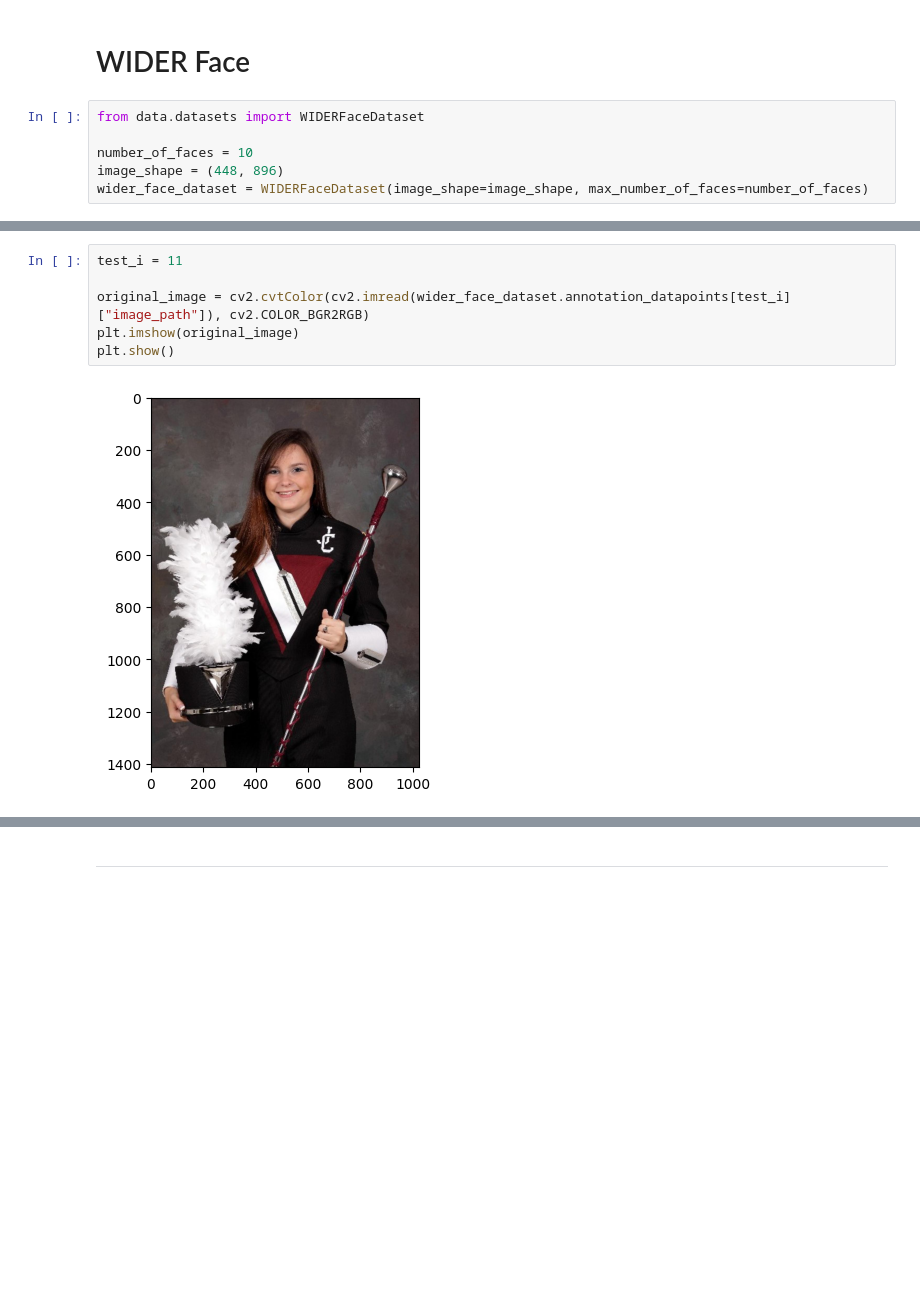
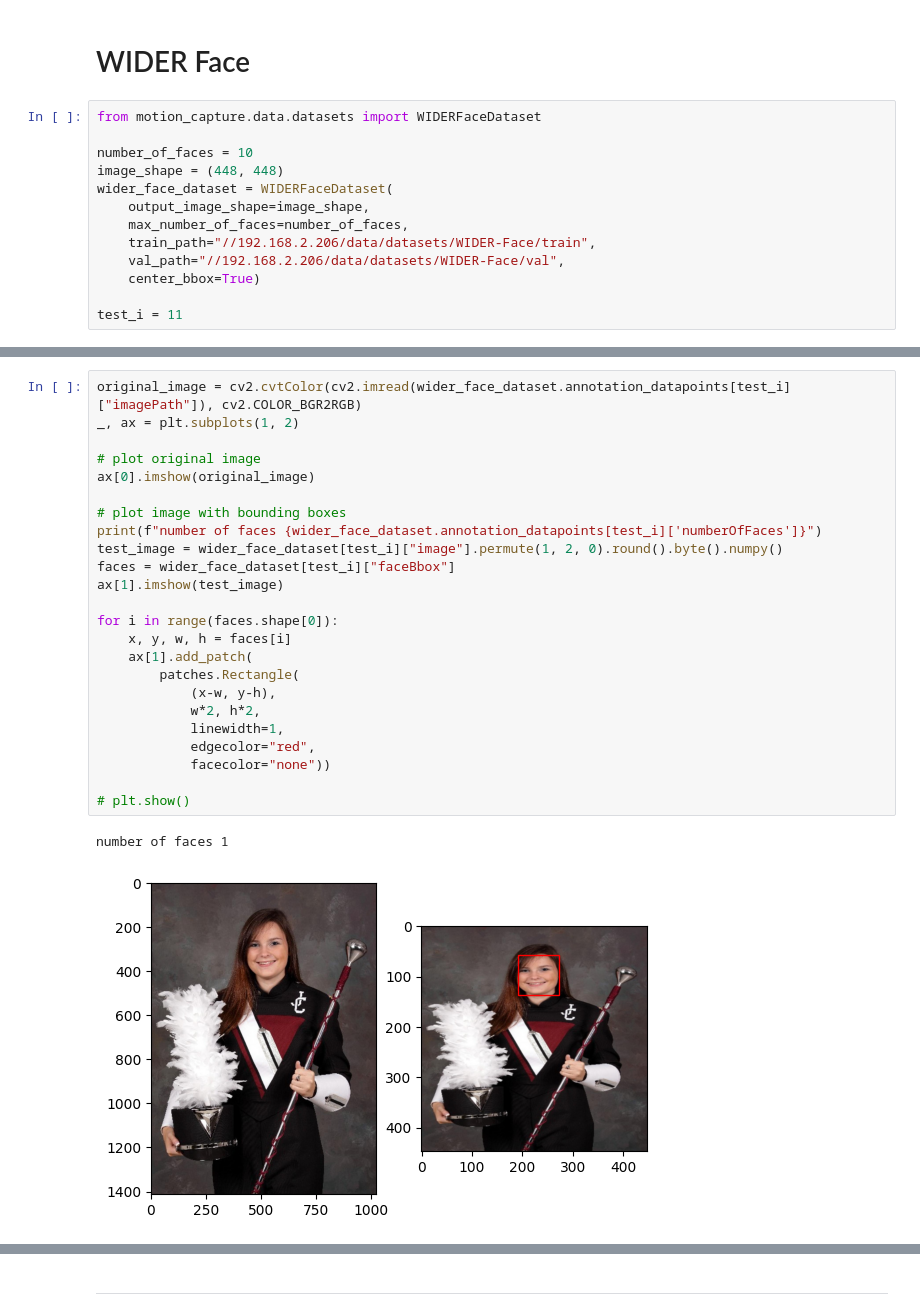
Before and after one commit to freya-aino/motion-capture, a Jupyter notebook: dataloader_test.ipynb, the cells around one changed output, grey strips where cells are left out. Drawn from its saved outputs; the diff is of its cells as text; blank space fills up the shorter version.

```diff
--- a/dataloader_test.ipynb
+++ b/dataloader_test.ipynb
@@ -19,9 +19,16 @@ from time import sleep
 # %% [markdown]
 # WIDER Face
 # %%
-from data.datasets import WIDERFaceDataset
+from motion_capture.data.datasets import WIDERFaceDataset
 
 number_of_faces = 10
-image_shape = (448, 896)
-wider_face_dataset = WIDERFaceDataset(image_shape=image_shape, max_number_of_faces=number_of_faces)
+image_shape = (448, 448)
+wider_face_dataset = WIDERFaceDataset(
+    output_image_shape=image_shape,
+    max_number_of_faces=number_of_faces,
+    train_path="//192.168.2.206/data/datasets/WIDER-Face/train",
+    val_path="//192.168.2.206/data/datasets/WIDER-Face/val",
+    center_bbox=True)
+
+test_i = 11
 # %%
@@ -32,10 +39,29 @@ plt.show()
 # %% [output]
 [figure]
 # %%
-test_i = 11
+original_image = cv2.cvtColor(cv2.imread(wider_face_dataset.annotation_datapoints[test_i]["imagePath"]), cv2.COLOR_BGR2RGB)
+_, ax = plt.subplots(1, 2)
 
-original_image = cv2.cvtColor(cv2.imread(wider_face_dataset.annotation_datapoints[test_i]["image_path"]), cv2.COLOR_BGR2RGB)
-plt.imshow(original_image)
-plt.show()
+# plot original image
+ax[0].imshow(original_image)
+
+# plot image with bounding boxes
+print(f"number of faces {wider_face_dataset.annotation_datapoints[test_i]['numberOfFaces']}")
+test_image = wider_face_dataset[test_i]["image"].permute(1, 2, 0).round().byte().numpy()
+faces = wider_face_dataset[test_i]["faceBbox"]
+ax[1].imshow(test_image)
+
+for i in range(faces.shape[0]):
+    x, y, w, h = faces[i]
+    ax[1].add_patch(
+        patches.Rectangle(
+            (x-w, y-h),
+            w*2, h*2,
+            linewidth=1,
+            edgecolor="red",
+            facecolor="none"))
+
+# plt.show()
 # %% [output]
+number of faces 1
-[figure, old version]
+[figure, new version]
```
Also changed, not shown: parts of 5 cells of this notebook, 4 other files.
